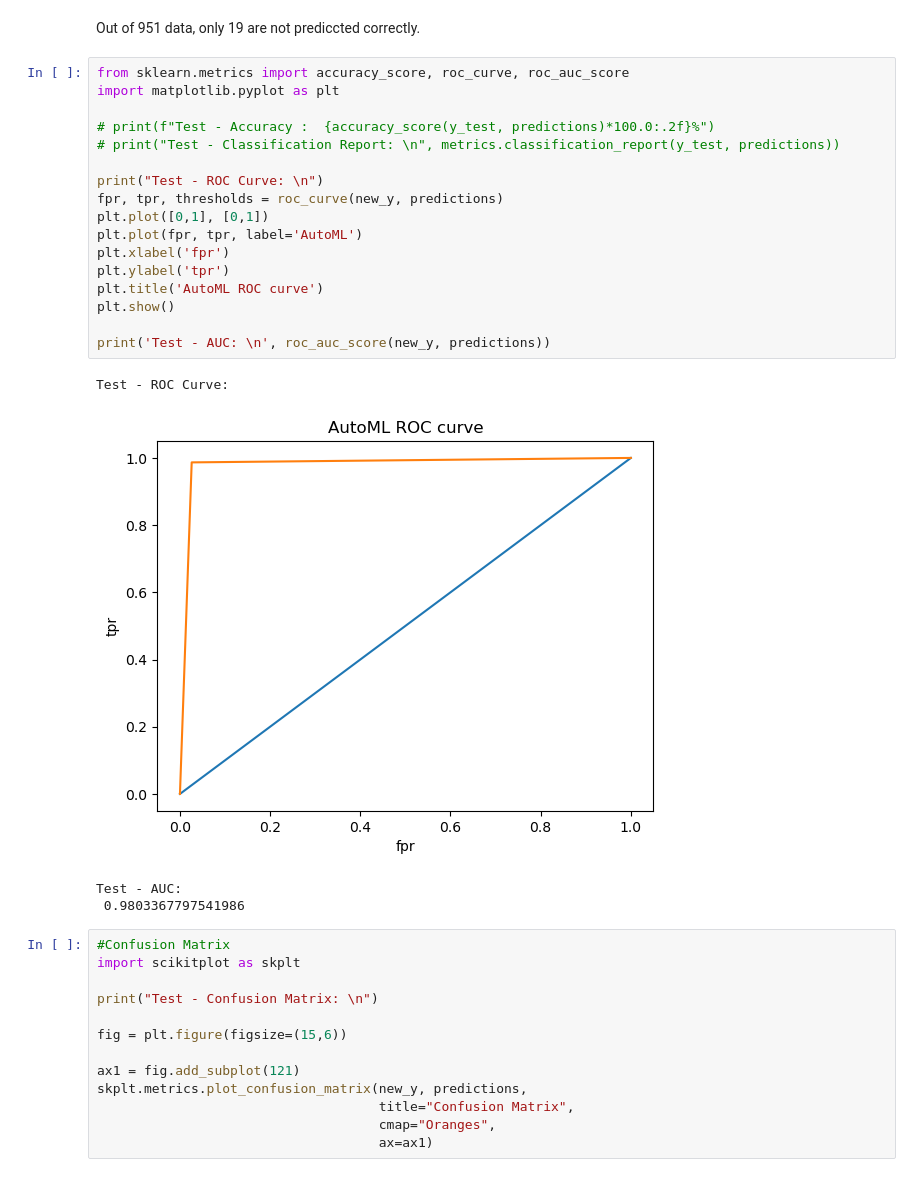
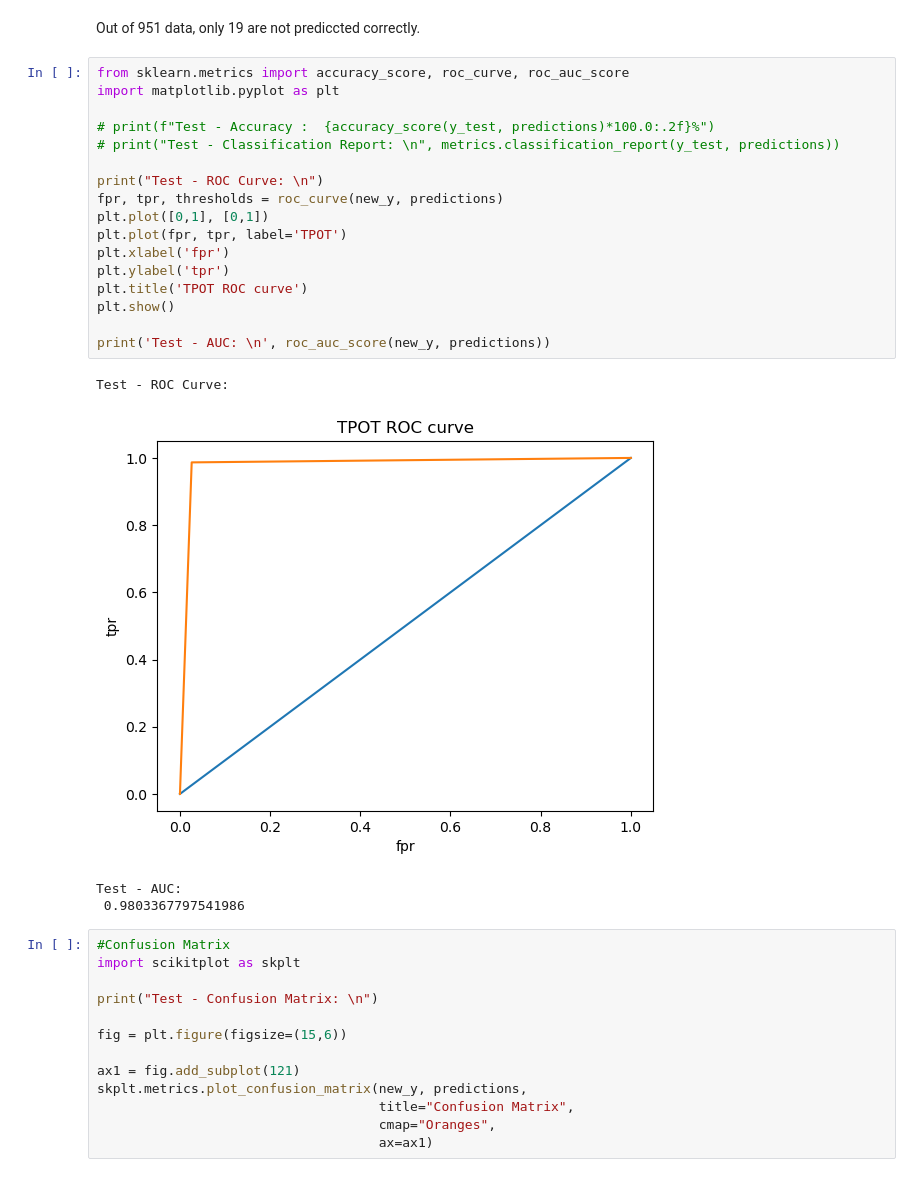
Before and after one commit to 20b2122/AutoML-using-TPOT-in-python, a Jupyter notebook: Voice/Voice.ipynb, the cells around one changed output. Drawn from its saved outputs; the diff is of its cells as text.

```diff
--- a/Voice/Voice.ipynb
+++ b/Voice/Voice.ipynb
@@ -311,23 +311,23 @@ Out of 951 data, only 19 are not prediccted correctly.
 # %%
 from sklearn.metrics import accuracy_score, roc_curve, roc_auc_score
 import matplotlib.pyplot as plt
 
 # print(f"Test - Accuracy :  {accuracy_score(y_test, predictions)*100.0:.2f}%")
 # print("Test - Classification Report: \n", metrics.classification_report(y_test, predictions))
 
 print("Test - ROC Curve: \n")
 fpr, tpr, thresholds = roc_curve(new_y, predictions)
 plt.plot([0,1], [0,1])
-plt.plot(fpr, tpr, label='AutoML')
+plt.plot(fpr, tpr, label='TPOT')
 plt.xlabel('fpr')
 plt.ylabel('tpr')
-plt.title('AutoML ROC curve')
+plt.title('TPOT ROC curve')
 plt.show()
 
 print('Test - AUC: \n', roc_auc_score(new_y, predictions))
 # %% [output]
 Test - ROC Curve:
-[figure, old version]
+[figure, new version]
 Test - AUC:
  0.9803367797541986
 # %%
```
